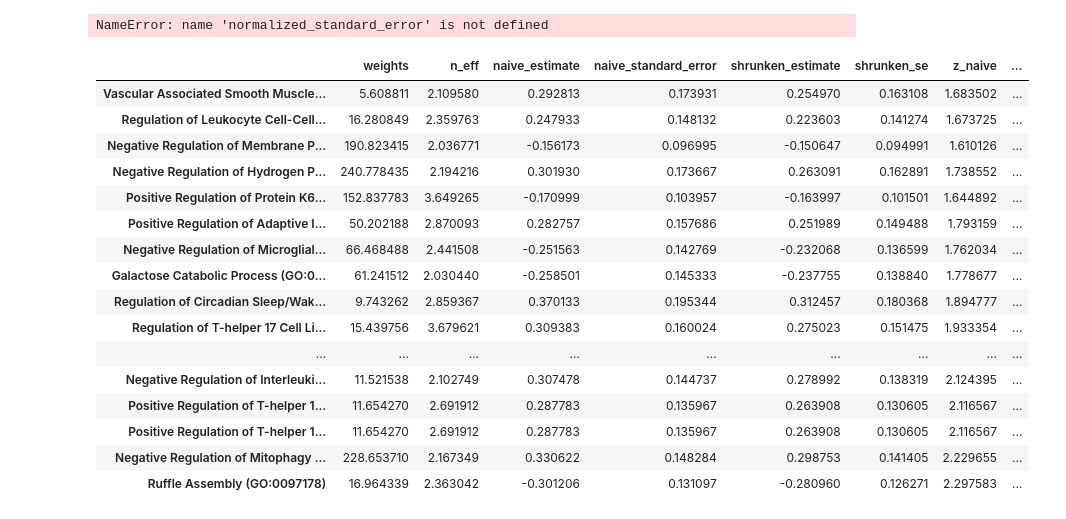
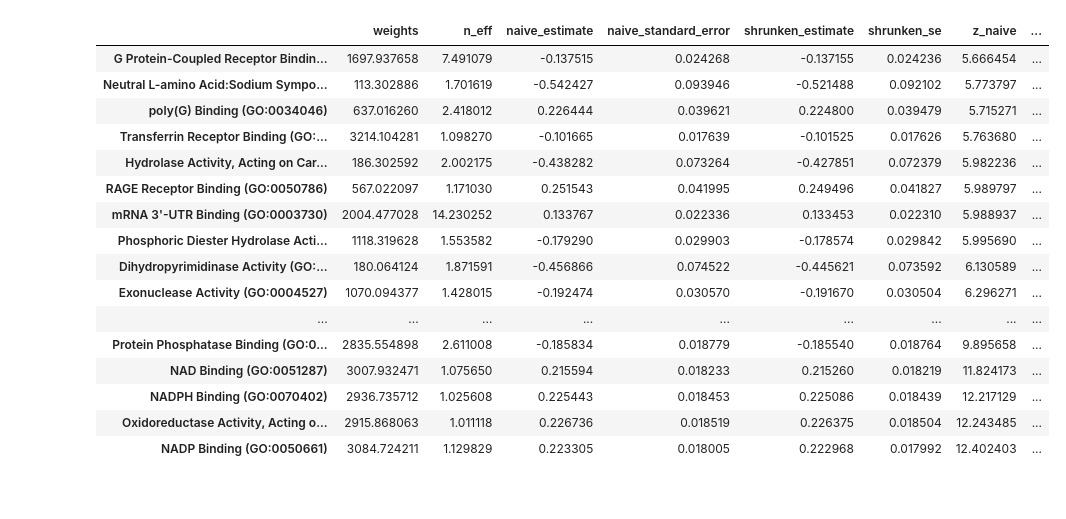
Before and after one commit to jhaberbe/meta-analysis, a Jupyter notebook: notebooks/testing.ipynb, the cells around one changed output. Saved outputs shown, nothing was run; the diff lists cells and outputs as text; code cells hidden in the pictures.

```diff
--- a/notebooks/testing.ipynb
+++ b/notebooks/testing.ipynb
@@ -87,13 +87,13 @@ from meta_analysis.meta import MetaAnalysis
 # %%
 GO_LIBRARIES = {
     "GO_BP": "GO_Biological_Process_2025",
-    # "GO_MF": "GO_Molecular_Function_2025",
-    # "GO_CC": "GO_Cellular_Component_2025",
-    # "Reactome": "Reactome_Pathways_2024",
-    # "SynGO": "SynGO_2024",
-    # "WikiPathways": "WikiPathways_2024_Human",
-    # "LINCS_Chem_Pert": "LINCS_L1000_Chem_Pert_Consensus_Sigs",
-    # "LINCS_CRISPR": "LINCS_L1000_CRISPR_KO_Consensus_Sigs"
+    "GO_MF": "GO_Molecular_Function_2025",
+    "GO_CC": "GO_Cellular_Component_2025",
+    "Reactome": "Reactome_Pathways_2024",
+    "SynGO": "SynGO_2024",
+    "WikiPathways": "WikiPathways_2024_Human",
+    "LINCS_Chem_Pert": "LINCS_L1000_Chem_Pert_Consensus_Sigs",
+    "LINCS_CRISPR": "LINCS_L1000_CRISPR_KO_Consensus_Sigs"
 }
 
 GO_TERMS = {
@@ -125,7 +125,7 @@ white_matter_regions = [
 import pathlib
 import pandas as pd
 
-output_path = pathlib.Path("/home/jhaberbe/Projects/Personal/MAY2026/meta-analysis/output")
+output_path = pathlib.Path("/home/jhaberbe/Projects/Personal/MAY2026/meta-analysis/output/white-matter")
 cell_type_libraries = pathlib.Path("/home/jhaberbe/Projects/Personal/MAY2026/cell-deconvolution/output/")
 
 output_path.mkdir(parents=True, exist_ok=True)
@@ -145,7 +145,7 @@ for go_name, go_matrix in GO_TERMS.items():
                     .drop_duplicates(subset=["symbol"])
                     .set_index("symbol")
             for f in ct_path.glob("*.csv")
-        }).reset_index().query("level_0 in @grey_matter_regions")
+        }).reset_index().query("level_0 in @white_matter_regions")
 
         df = aggregate_de_results(df).set_index("symbol")
 
@@ -172,20 +172,21 @@ for go_name, go_matrix in GO_TERMS.items():
         table.to_csv(ct_dir / f"{go_name}_{ct_path.stem}.csv")
         balanced_matrix.to_csv(ct_dir / f"{go_name}_{ct_path.stem}_balanced.csv")
         df.to_csv(ct_dir / f"{go_name}_{ct_path.stem}_deseq.csv")
-# %% [output]
-NameError: name 'normalized_standard_error' is not defined
 # %%
 import pandas as pd
 
-cell_type = "serotonergic neuron"
+GO_TO_USE = "GO_MF"
+cell_type = "oligodendrocyte"
 
 output_path = pathlib.Path(
-    f"/home/jhaberbe/Projects/Personal/MAY2026/meta-analysis/output/GO_BP/{cell_type}"
+    f"/home/jhaberbe/Projects/Personal/MAY2026/meta-analysis/output/white-matter/{GO_TO_USE}/{cell_type}"
 )
 
 table = pd.read_csv(output_path / f"{GO_TO_USE}_{cell_type}.csv", index_col=0)
+df = pd.read_csv(output_path / f"{GO_TO_USE}_{cell_type}_deseq.csv", index_col=0)
 balanced_matrix = pd.read_csv(output_path / f"{GO_TO_USE}_{cell_type}_balanced.csv", index_col=0)
-df = pd.read_csv(output_path / f"{GO_TO_USE}_{cell_type}_deseq.csv", index_col=0)
+# %%
+table["expected_change"] = (table["weights"] * np.pow(2, table["shrunken_estimate"])) - table["weights"]
 # %%
 import plotly.express as px
 
@@ -204,24 +212,24 @@ px.scatter(
 )
 # %%
-table.query("n_eff >= 2").sort_values(by="log10p_eb").tail(20)
+table.sort_values(by="log10p_eb").tail(20)
 # %% [output]
 |  | weights | n_eff | naive_estimate | naive_standard_error | shrunken_estimate | shrunken_se | z_naive | ... |
-| Vascular Associated Smooth Muscle... | 5.608811 | 2.109580 | 0.292813 | 0.173931 | 0.254970 | 0.163108 | 1.683502 | ... |
-| Regulation of Leukocyte Cell-Cell... | 16.280849 | 2.359763 | 0.247933 | 0.148132 | 0.223603 | 0.141274 | 1.673725 | ... |
-| Negative Regulation of Membrane P... | 190.823415 | 2.036771 | -0.156173 | 0.096995 | -0.150647 | 0.094991 | 1.610126 | ... |
-| Negative Regulation of Hydrogen P... | 240.778435 | 2.194216 | 0.301930 | 0.173667 | 0.263091 | 0.162891 | 1.738552 | ... |
-| Positive Regulation of Protein K6... | 152.837783 | 3.649265 | -0.170999 | 0.103957 | -0.163997 | 0.101501 | 1.644892 | ... |
-| Positive Regulation of Adaptive I... | 50.202188 | 2.870093 | 0.282757 | 0.157686 | 0.251989 | 0.149488 | 1.793159 | ... |
-| Negative Regulation of Microglial... | 66.468488 | 2.441508 | -0.251563 | 0.142769 | -0.232068 | 0.136599 | 1.762034 | ... |
-| Galactose Catabolic Process (GO:0... | 61.241512 | 2.030440 | -0.258501 | 0.145333 | -0.237755 | 0.138840 | 1.778677 | ... |
-| Regulation of Circadian Sleep/Wak... | 9.743262 | 2.859367 | 0.370133 | 0.195344 | 0.312457 | 0.180368 | 1.894777 | ... |
-| Regulation of T-helper 17 Cell Li... | 15.439756 | 3.679621 | 0.309383 | 0.160024 | 0.275023 | 0.151475 | 1.933354 | ... |
+| G Protein-Coupled Receptor Bindin... | 1697.937658 | 7.491079 | -0.137515 | 0.024268 | -0.137155 | 0.024236 | 5.666454 | ... |
+| Neutral L-amino Acid:Sodium Sympo... | 113.302886 | 1.701619 | -0.542427 | 0.093946 | -0.521488 | 0.092102 | 5.773797 | ... |
+| poly(G) Binding (GO:0034046) | 637.016260 | 2.418012 | 0.226444 | 0.039621 | 0.224800 | 0.039479 | 5.715271 | ... |
+| Transferrin Receptor Binding (GO:... | 3214.104281 | 1.098270 | -0.101665 | 0.017639 | -0.101525 | 0.017626 | 5.763680 | ... |
+| Hydrolase Activity, Acting on Car... | 186.302592 | 2.002175 | -0.438282 | 0.073264 | -0.427851 | 0.072379 | 5.982236 | ... |
+| RAGE Receptor Binding (GO:0050786) | 567.022097 | 1.171030 | 0.251543 | 0.041995 | 0.249496 | 0.041827 | 5.989797 | ... |
+| mRNA 3'-UTR Binding (GO:0003730) | 2004.477028 | 14.230252 | 0.133767 | 0.022336 | 0.133453 | 0.022310 | 5.988937 | ... |
+| Phosphoric Diester Hydrolase Acti... | 1118.319628 | 1.553582 | -0.179290 | 0.029903 | -0.178574 | 0.029842 | 5.995690 | ... |
+| Dihydropyrimidinase Activity (GO:... | 180.064124 | 1.871591 | -0.456866 | 0.074522 | -0.445621 | 0.073592 | 6.130589 | ... |
+| Exonuclease Activity (GO:0004527) | 1070.094377 | 1.428015 | -0.192474 | 0.030570 | -0.191670 | 0.030504 | 6.296271 | ... |
 | ... | ... | ... | ... | ... | ... | ... | ... | ... |
-| Negative Regulation of Interleuki... | 11.521538 | 2.102749 | 0.307478 | 0.144737 | 0.278992 | 0.138319 | 2.124395 | ... |
-| Positive Regulation of T-helper 1... | 11.654270 | 2.691912 | 0.287783 | 0.135967 | 0.263908 | 0.130605 | 2.116567 | ... |
-| Positive Regulation of T-helper 1... | 11.654270 | 2.691912 | 0.287783 | 0.135967 | 0.263908 | 0.130605 | 2.116567 | ... |
-| Negative Regulation of Mitophagy ... | 228.653710 | 2.167349 | 0.330622 | 0.148284 | 0.298753 | 0.141405 | 2.229655 | ... |
-| Ruffle Assembly (GO:0097178) | 16.964339 | 2.363042 | -0.301206 | 0.131097 | -0.280960 | 0.126271 | 2.297583 | ... |
+| Protein Phosphatase Binding (GO:0... | 2835.554898 | 2.611008 | -0.185834 | 0.018779 | -0.185540 | 0.018764 | 9.895658 | ... |
+| NAD Binding (GO:0051287) | 3007.932471 | 1.075650 | 0.215594 | 0.018233 | 0.215260 | 0.018219 | 11.824173 | ... |
+| NADPH Binding (GO:0070402) | 2936.735712 | 1.025608 | 0.225443 | 0.018453 | 0.225086 | 0.018439 | 12.217129 | ... |
+| Oxidoreductase Activity, Acting o... | 2915.868063 | 1.011118 | 0.226736 | 0.018519 | 0.226375 | 0.018504 | 12.243485 | ... |
+| NADP Binding (GO:0050661) | 3084.724211 | 1.129829 | 0.223305 | 0.018005 | 0.222968 | 0.017992 | 12.402403 | ... |
 # %%
 from meta_analysis.pl import ForestPlotter
 
```
Also changed, not shown: parts of 4 cells of this notebook, 2 other files.
